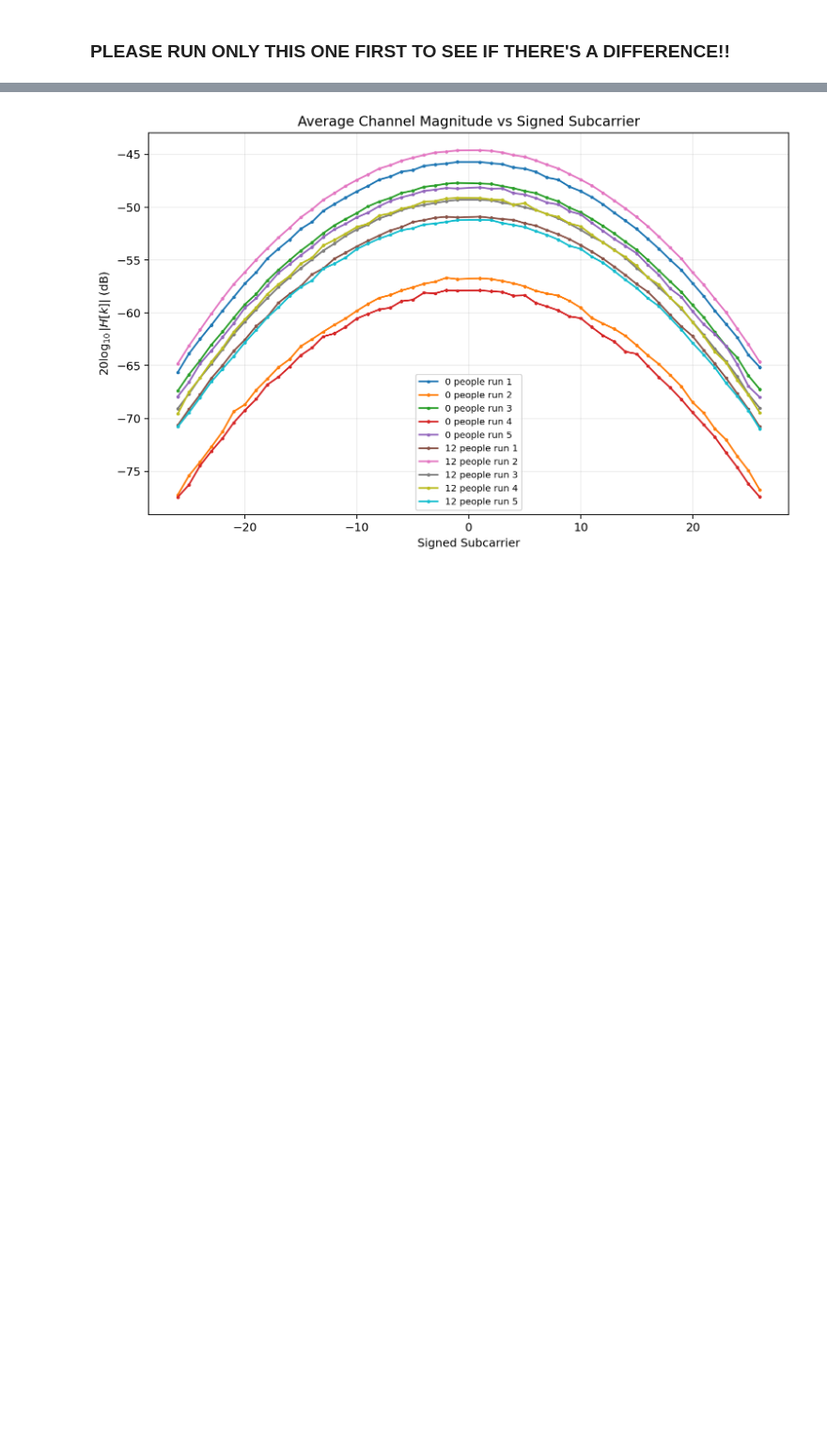
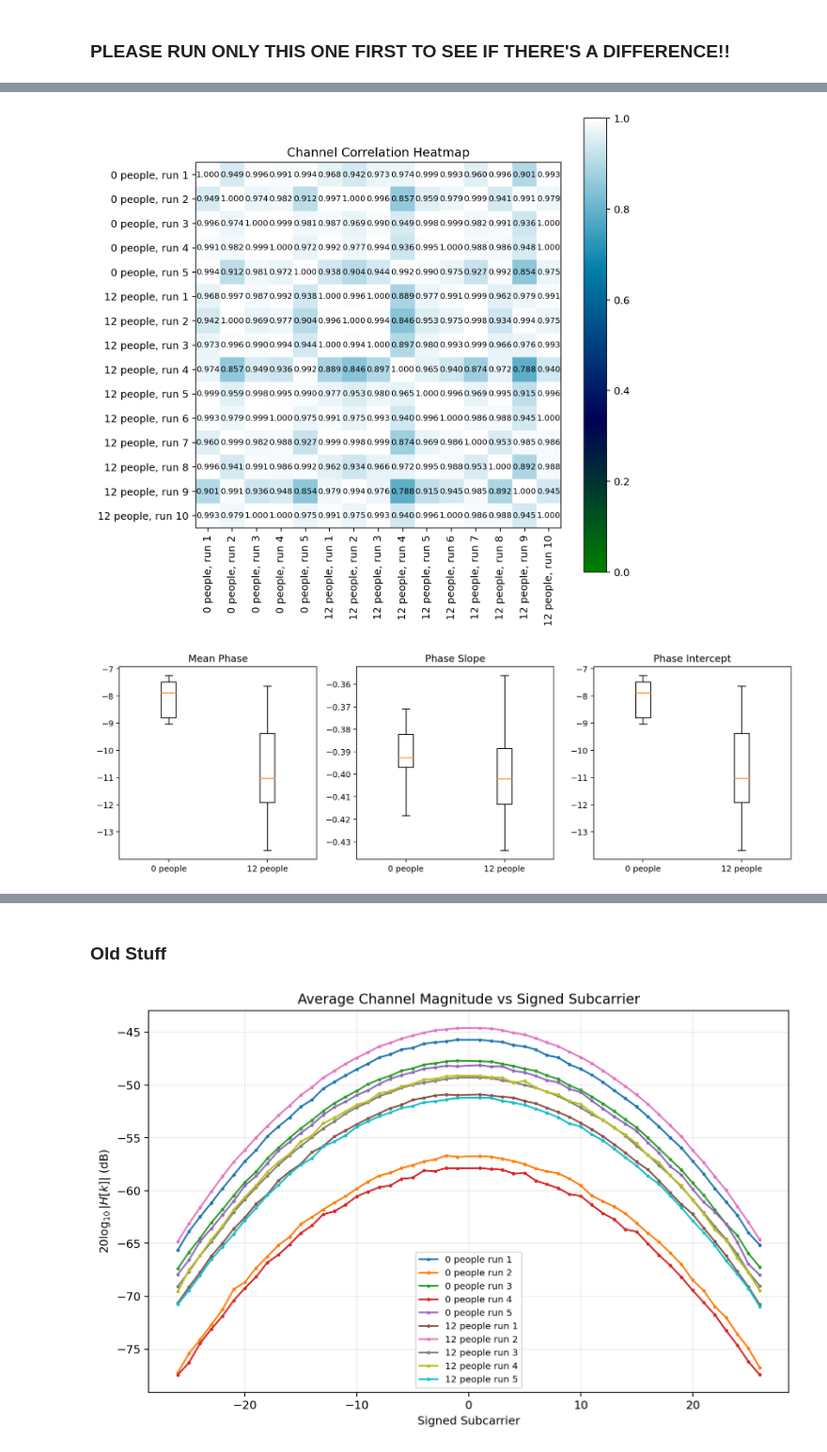
Before and after one commit to 48774861/Embedded-Wireless-Design-Labs, a Jupyter notebook: OccupancySensing/Lab5_Task4_Real_N310_Link_Student.ipynb, the cells around one changed output, grey strips where cells are left out. Shown at 94% size. Cells and saved outputs as stored; diff of their text form; code cells hidden in the pictures; blank space fills up the shorter version.

```diff
--- a/OccupancySensing/Lab5_Task4_Real_N310_Link_Student.ipynb
+++ b/OccupancySensing/Lab5_Task4_Real_N310_Link_Student.ipynb
@@ -183,3 +189,12 @@ results = lab5_tools.analyze_all_channel_estimates(CAPTURE_DIR)
+# %%
+# Saves a new results
+CACHE_FILE = "results.pkl"
+with open(CACHE_FILE, "wb") as f:
+    pickle.dump(results, f)
+# %%
+CACHE_FILE = "results.pkl"
+with open(CACHE_FILE, "rb") as f:
+    results = pickle.load(f)
 # %%
 lab5_tools.plot_correlation_heatmap(results, FIGURE_DIR)
 lab5_tools.plot_channel_magnitude(results, FIGURE_DIR)
@@ -186,0 +222,8 @@ lab5_tools.plot_channel_phase(results, FIGURE_DIR)
+# %%
+for name in {'occupancy_corr_heatmap', 'occupancy_channel_magnitude', 'occupancy_channel_phase', 'occupancy_diff_heatmap',
+            'occupancy_phase_features', }:
+    path = FIGURE_DIR / f"{name}.png"
+    display(Image(filename=path))
+# %% [output]
+[figure, added]
+[figure, added]
@@ -187,3 +233,5 @@ lab5_tools.plot_channel_phase(results, FIGURE_DIR)
+# %% [markdown]
+### Old Stuff
 # %%
 for name in {'occupancy_corr_heatmap', 'occupancy_channel_magnitude', 'occupancy_channel_phase'}:
     path = FIGURE_DIR / f"{name}.png"
```
Also changed, not shown: parts of 4 cells of this notebook, 14 other files.
